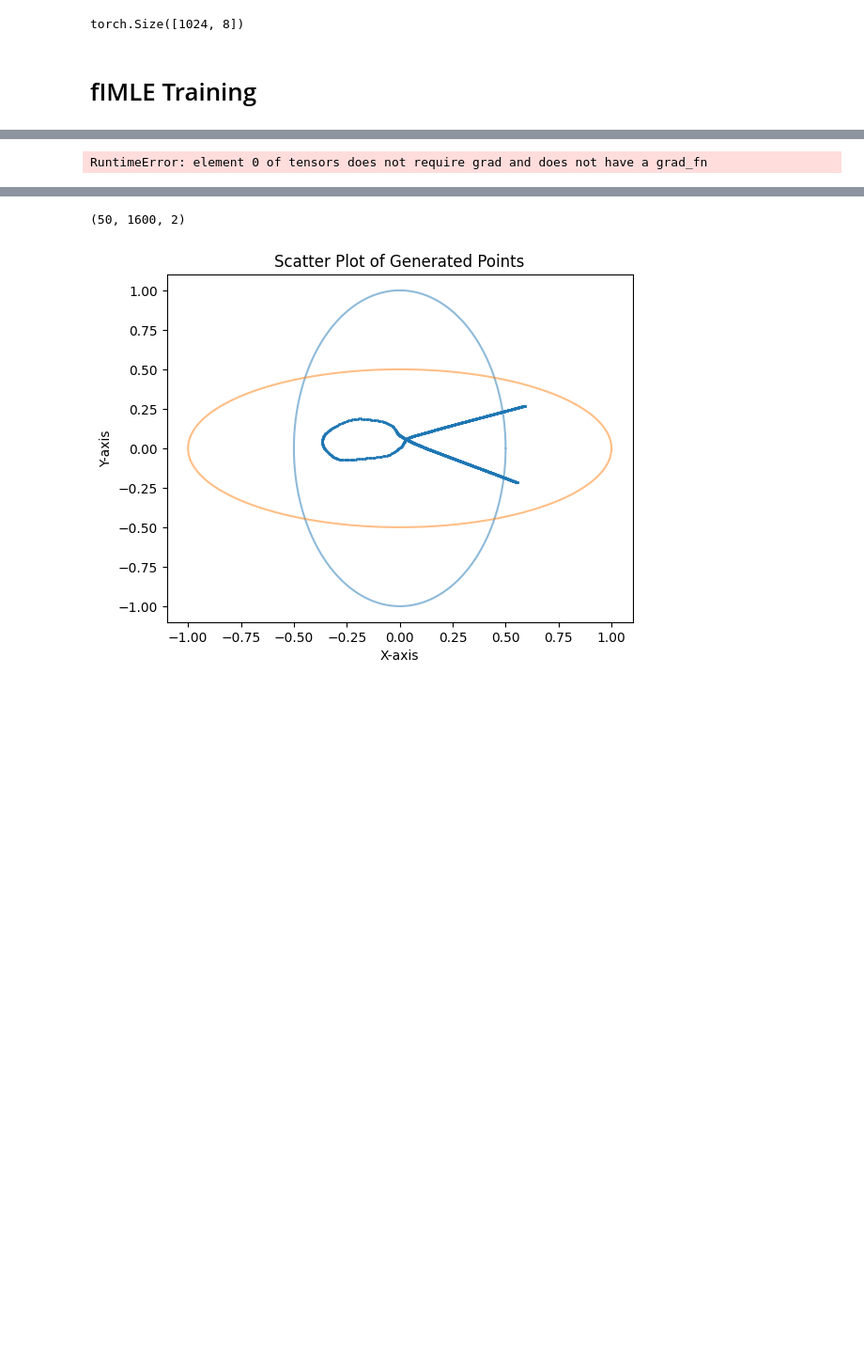
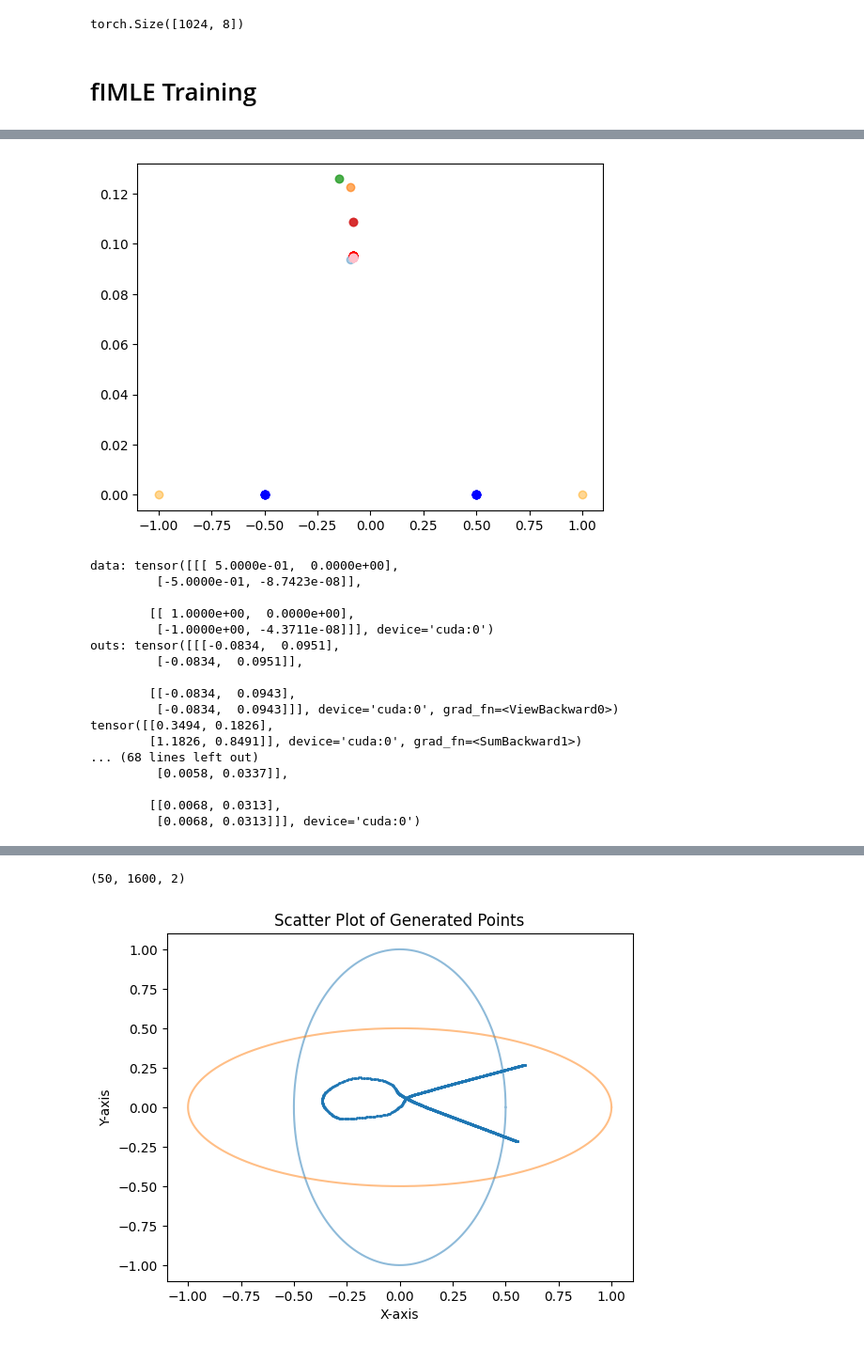
Before and after one commit to rajshreyas922/Human_Pose_Generation, a Jupyter notebook: ProvNERF Pose Generation/nD ProvNERF.ipynb, the cells around one changed output, grey strips where cells are left out. Shown at 94% size. Drawn from its saved outputs; the diff is of its cells as text; code cells hidden in the pictures; blank space fills up the shorter version.

```diff
--- a/ProvNERF Pose Generation/nD ProvNERF.ipynb
+++ b/ProvNERF Pose Generation/nD ProvNERF.ipynb
@@ -171,13 +171,14 @@ def generate_NN_latent_functions(num_samples, xdim=1, zdim=2, bias=0):
             x = torch.relu(self.fc1(x))
             x = torch.relu(self.fc2(x))
             x = torch.relu(self.fc3(x))
-            x = self.fc4(x)*10000
+            x = self.fc4(x)*2
             return x
 
     #  weight initialization function
     def weights_init_normal(m):
         if isinstance(m, nn.Linear):
-            nn.init.normal_(m.weight, mean = 0.0, std=1)
+            #nn.init.normal_(m.weight, mean = 0.0, std=1)
+            nn.init.normal_(m.weight, mean = 0.0, std = 1)
             if m.bias is not None:
                 nn.init.constant_(m.bias, bias)
 
@@ -250,16 +257,16 @@ torch.Size([1024, 8])
 # fIMLE Training
 # %%
 epochs = 10000
-staleness = 15
-num_Z_samples = 50
-lr = 0.0001
-num_points = 1600
+staleness = 10
+num_Z_samples = 5
+lr = 0.001
+num_points = 2
 xdim = 1
 zdim = 15
 output_dim = 2
 # %%
 if xdim == 1:
-    x = torch.linspace(-3, 3, num_points).to(device).unsqueeze(1)
+    x = torch.linspace(-2, 2, num_points).to(device).unsqueeze(1)
 else:
     x1 = torch.linspace(1.0, 2, 40)
     x2 = torch.linspace(1.0, 2, 40)
@@ -294,19 +301,21 @@ if output_dim == 3:
 H_t = H_theta(input_dim=zdim, output_dim=output_dim).to(device)
 optimizer = optim.Adam(H_t.parameters(), lr=lr)
 losses = []
-
+disp_nns = False
 for e in tqdm(range(epochs)):
     with torch.no_grad():
         if e % staleness == 0:
-            H_t.eval()
+            #H_t.eval()
             #zdim = 4
             #xdim = 2
             #num_points = 625
             #num_Z_samples = 40
             Zxs = torch.empty((num_Z_samples, num_points, zdim)).to(device)
             #contain latent vectors [40, 625, 4+2]
+            print(x)
             z_in = pos_encoder(x, L=2)
-            Zs = generate_NN_latent_functions(num_samples=num_Z_samples, xdim=4, zdim=zdim, bias=0)
+            print("z_in", z_in)
+            Zs = generate_NN_latent_functions(num_samples=num_Z_samples, xdim=4, zdim=zdim, bias=1)
             for i, model in enumerate(Zs):
                 model = model.to(device)
                 #Zxs[i] = torch.cat((model(z_in), x), dim=1).to(device)
@@ -321,47 +330,57 @@ for e in tqdm(range(epochs)):
             #contain latent vectors [40, 625, 3]
             generated = H_t(Zxs)
             generated = generated.to(device)
+            print("GENERATED", generated)
+            #Get index of best latent vectors for each curve in 'data'
 
-            #Get index of best latent vectors for each curve in 'data'
-            imle_nns = [find_nns(d, generated) for d in data]
+            imle_nns = [find_nns(d, generated, disp_nns)[0] for d in data]
 
             #contains best latent vectors [2, 625, 4+2]
             imle_transformed_points = torch.empty((data.shape[0], num_points, zdim)).to(device)
             perturbed_Zs = []
             for i, index in enumerate(imle_nns):
                 temp_Z = generate_NN_latent_functions(num_samples=1, xdim=4, zdim=zdim, bias=0)[0].to(device)
-                temp_Z.load_state_dict({key: value + (torch.randn(value.shape).to(device))*0.01 for (key, value) in Zs[index].state_dict().items()})
+                temp_Z.load_state_dict({key: value + (torch.randn(value.shape).to(device))*0.001 for (key, value) in Zs[index].state_dict().items()})
                 perturbed_Zs.append(temp_Z)
 
+            #print("LOSS", f_loss(perturbed_Zs[0](z_in).unsqueeze(0), Zs[imle_nns[0]](z_in).unsqueeze(0)))
             for i, Z in enumerate(perturbed_Zs):
                 Z = Z.to(device)
                 z = Z(z_in)
-                imle_transformed_points = H_t(z)
+
+                imle_transformed_points[i] = (z)
+            #print(imle_transformed_points.shape)
 
 
-            print(imle_transformed_points.shape)
             #imle_transformed_points = Zxs[imle_nns] #Select best latent vectors for each curve (2 curves)
 
             H_t.train()
 
     optimizer.zero_grad()
-    outs = imle_transformed_points
+    outs = H_t(imle_transformed_points)
+    #print(outs.shape)
+    loss = f_loss(data, outs)
     if e % 1000 == 0:
 
         generated_disp = generated.to(device='cpu').detach().numpy()
         outs_disp = outs.to(device='cpu').detach().numpy()
         points_disp = data.to(device='cpu').detach().numpy()
-        for i in range(10):
-            plt.plot(points_disp[0, :, 0], points_disp[0, :, 1], c='red', alpha=0.1)
-            plt.plot(points_disp[1, :, 0], points_disp[1, :, 1], c='blue', alpha=0.1)
-            plt.plot(generated_disp[i, :, 0], generated_disp[i, :, 1], c='green', alpha=0.5)
+        for i in range(5):
+            plt.scatter(points_disp[0, :, 0], points_disp[0, :, 1], c='blue')
+            plt.scatter(points_disp[1, :, 0], points_disp[1, :, 1], c='orange', alpha=0.1)
+            plt.scatter(generated_disp[i, :, 0], generated_disp[i, :, 1], alpha=(i+1)/5)
             #plt.plot(points_disp[2, :, 0], points_disp[2, :, 1], c='green', alpha=0.5)
-            plt.scatter(outs_disp[0, :, 0], outs_disp[0, :, 1], s=1.5, c='red', marker='*')
-            plt.scatter(outs_disp[1, :, 0], outs_disp[1, :, 1], s=1.5, c='blue', marker='*')
-            plt.scatter(generated_disp[i, :, 0], generated_disp[i, :, 1], s=1.5, c='green', marker='*')
+            plt.scatter(outs_disp[0, :, 0], outs_disp[0, :, 1], c='red')
+            plt.scatter(outs_disp[1, :, 0], outs_disp[1, :, 1], c='pink')
+            #plt.scatter(outs_disp[1, :, 0], outs_disp[1, :, 1], s=1.5, c='blue', marker='*')
+            #plt.scatter(generated_disp[i, :, 0], generated_disp[i, :, 1], c='green')
             #plt.scatter(outs_disp[2, :, 0], outs_disp[2, :, 1], s=1.5, c='green', marker='*')
         plt.show()
-    loss = f_loss(data, outs)
+        print("data:",data)
+        print("outs:", outs)
+        print(loss[1])
+
+    loss = loss[0]
     losses.append(loss.item())
     loss.backward()
     optimizer.step()
@@ -378 +414,18 @@ torch.Size([1600, 2])
+[figure, added]
-RuntimeError: element 0 of tensors does not require grad and does not have a grad_fn
+data: tensor([[[ 5.0000e-01,  0.0000e+00],
+         [-5.0000e-01, -8.7423e-08]],
+
+        [[ 1.0000e+00,  0.0000e+00],
+         [-1.0000e+00, -4.3711e-08]]], device='cuda:0')
+outs: tensor([[[-0.0834,  0.0951],
+         [-0.0834,  0.0951]],
+
+        [[-0.0834,  0.0943],
+         [-0.0834,  0.0943]]], device='cuda:0', grad_fn=<ViewBackward0>)
+tensor([[0.3494, 0.1826],
+        [1.1826, 0.8491]], device='cuda:0', grad_fn=<SumBackward1>)
+... (68 lines left out)
+         [0.0058, 0.0337]],
+
+        [[0.0068, 0.0313],
+         [0.0068, 0.0313]]], device='cuda:0')
```
Also changed, not shown: parts of 3 cells of this notebook.
